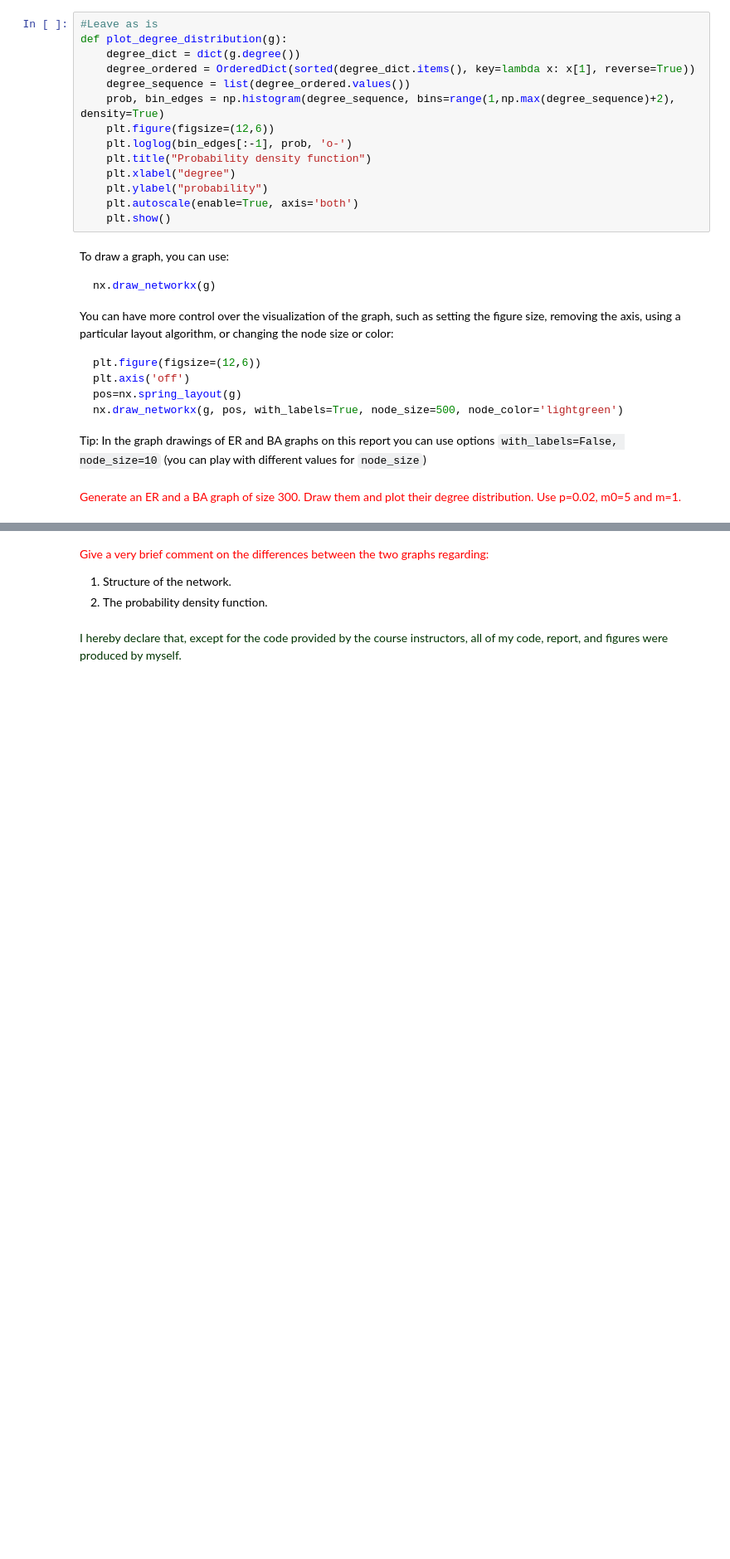
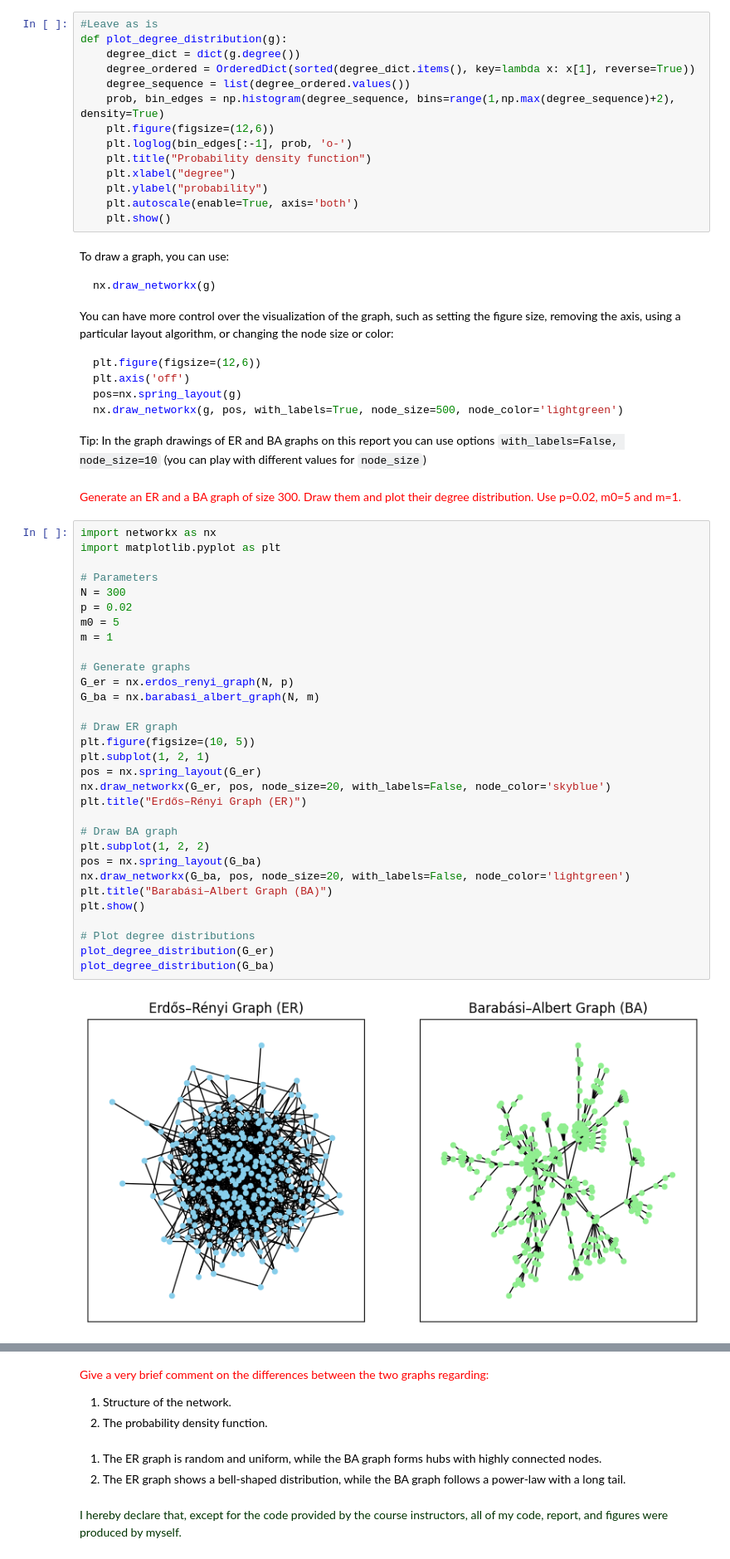
Before and after one commit to Jowi611/networks-science-course, a Jupyter notebook: practicum/ps06-network-models.ipynb, the cells around one changed output, grey strips where cells are left out. Shown at 83% size. Saved outputs shown, nothing was run; the diff lists cells and outputs as text; blank space fills up the shorter version.

```diff
--- a/practicum/ps06-network-models.ipynb
+++ b/practicum/ps06-network-models.ipynb
@@ -516,3 +555,36 @@ nx.draw_networkx(g, pos, with_labels=True, node_size=500, node_color='lightgreen
 Tip: In the graph drawings of ER and BA graphs on this report you can use options `with_labels=False, node_size=10` (you can play with different values for `node_size`)
 # %% [markdown]
 <font size="+1" color="red"> Generate an ER and a BA graph of size 300. Draw them and plot their degree distribution. Use p=0.02, m0=5 and m=1.</font>
+# %%
+import networkx as nx
+import matplotlib.pyplot as plt
+
+# Parameters
+N = 300
+p = 0.02
+m0 = 5
+m = 1
+
+# Generate graphs
+G_er = nx.erdos_renyi_graph(N, p)
+G_ba = nx.barabasi_albert_graph(N, m)
+
+# Draw ER graph
+plt.figure(figsize=(10, 5))
+plt.subplot(1, 2, 1)
+pos = nx.spring_layout(G_er)
+nx.draw_networkx(G_er, pos, node_size=20, with_labels=False, node_color='skyblue')
+plt.title("Erdős–Rényi Graph (ER)")
+
+# Draw BA graph
+plt.subplot(1, 2, 2)
+pos = nx.spring_layout(G_ba)
+nx.draw_networkx(G_ba, pos, node_size=20, with_labels=False, node_color='lightgreen')
+plt.title("Barabási–Albert Graph (BA)")
+plt.show()
+
+# Plot degree distributions
+plot_degree_distribution(G_er)
+plot_degree_distribution(G_ba)
+# %% [output]
+[figure, added]
@@ -520,5 +594,8 @@ Tip: In the graph drawings of ER and BA graphs on this report you can use option
 <font size="+1" color="red">Give a very brief comment on the differences between the two graphs regarding:
 1. Structure of the network.
 2. The probability density function.</font>
+# %% [markdown]
+1. The ER graph is random and uniform, while the BA graph forms hubs with highly connected nodes.
+2. The ER graph shows a bell-shaped distribution, while the BA graph follows a power-law with a long tail.
 # %% [markdown]
 <font size="+2" color="#003300">I hereby declare that, except for the code provided by the course instructors, all of my code, report, and figures were produced by myself.</font>
```
Also changed, not shown: parts of 5 cells of this notebook.
